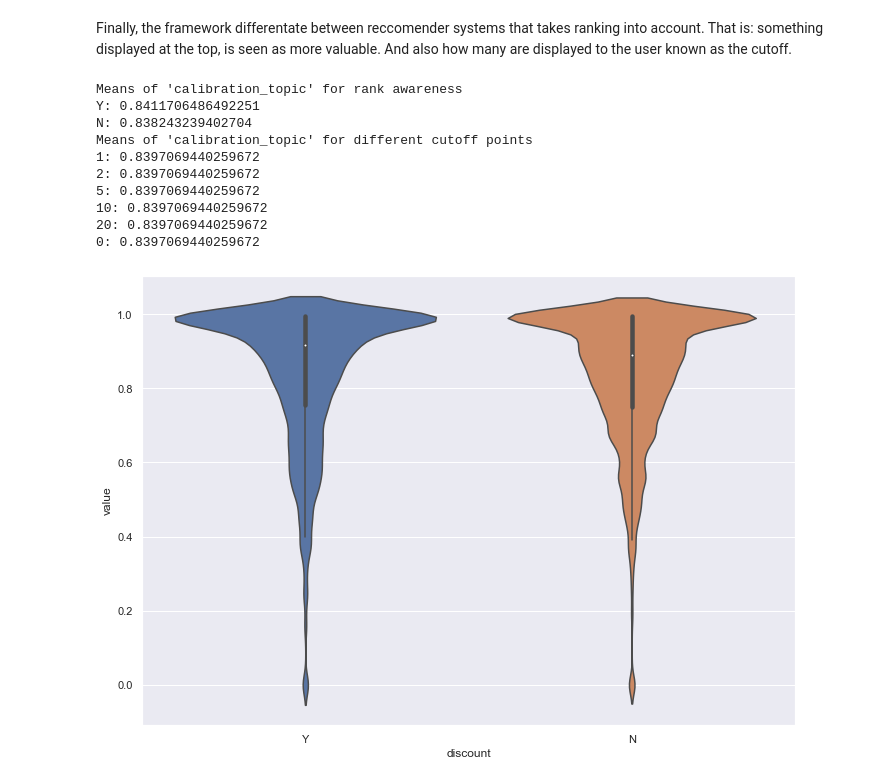
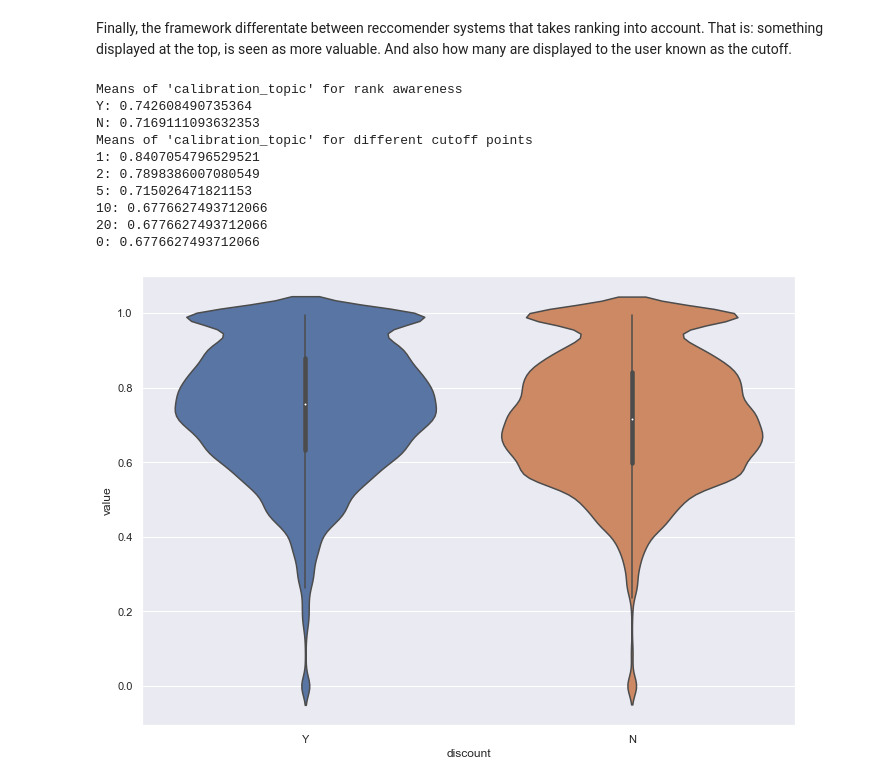
Before and after one commit to svrijenhoek/RADio, a Jupyter notebook: metrics_calculation.ipynb, the cells around one changed output. Drawn from its saved outputs; the diff is of its cells as text; code cells hidden in the pictures.

Commit message:
Added table and modified line plots

```diff
--- a/metrics_calculation.ipynb
+++ b/metrics_calculation.ipynb
@@ -175,25 +189,22 @@ Finally, the framework differentate between reccomender systems that takes ranki
 # %%
 print("Means of 'calibration_topic' for rank awareness")
 for discount in df['discount'].unique():
     mean = df[df['metric'] == 'calibration_topic'][df['discount'] == discount]["value"].mean()
     print(f'{discount}: {mean}')
-sns.violinplot(data=df[df["metric"] == "calibration_topic"], x="discount", y="value")
 
 print("Means of 'calibration_topic' for different cutoff points")
 for cutoff in df['cutoff'].unique():
     mean = df[df['metric'] == 'calibration_topic'][df['cutoff'] == cutoff]["value"].mean()
     print(f'{cutoff}: {mean}')
-
-    #WHY THE SAME?
 # %% [output]
 Means of 'calibration_topic' for rank awareness
-Y: 0.8411706486492251
-N: 0.838243239402704
+Y: 0.742608490735364
+N: 0.7169111093632353
 Means of 'calibration_topic' for different cutoff points
-1: 0.8397069440259672
-2: 0.8397069440259672
-5: 0.8397069440259672
-10: 0.8397069440259672
-20: 0.8397069440259672
-0: 0.8397069440259672
+1: 0.8407054796529521
+2: 0.7898386007080549
+5: 0.715026471821153
+10: 0.6776627493712066
+20: 0.6776627493712066
+0: 0.6776627493712066
-[figure, old version]
+[figure, new version]
```
Also changed, not shown: parts of 11 cells of this notebook.
